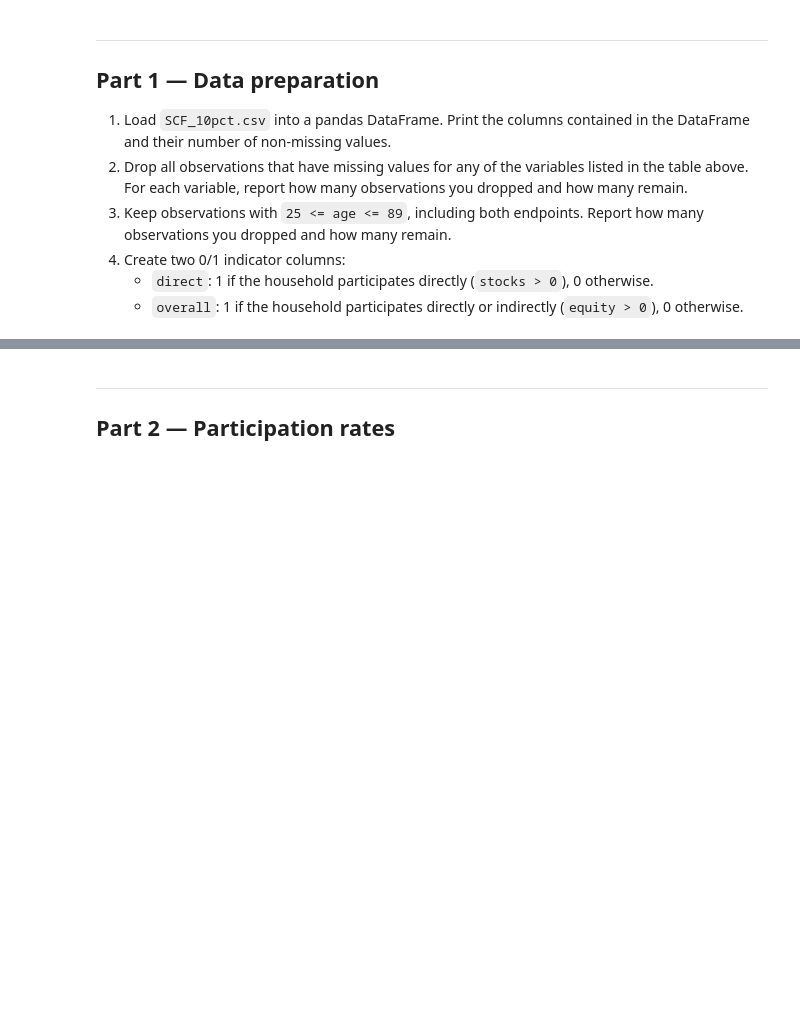
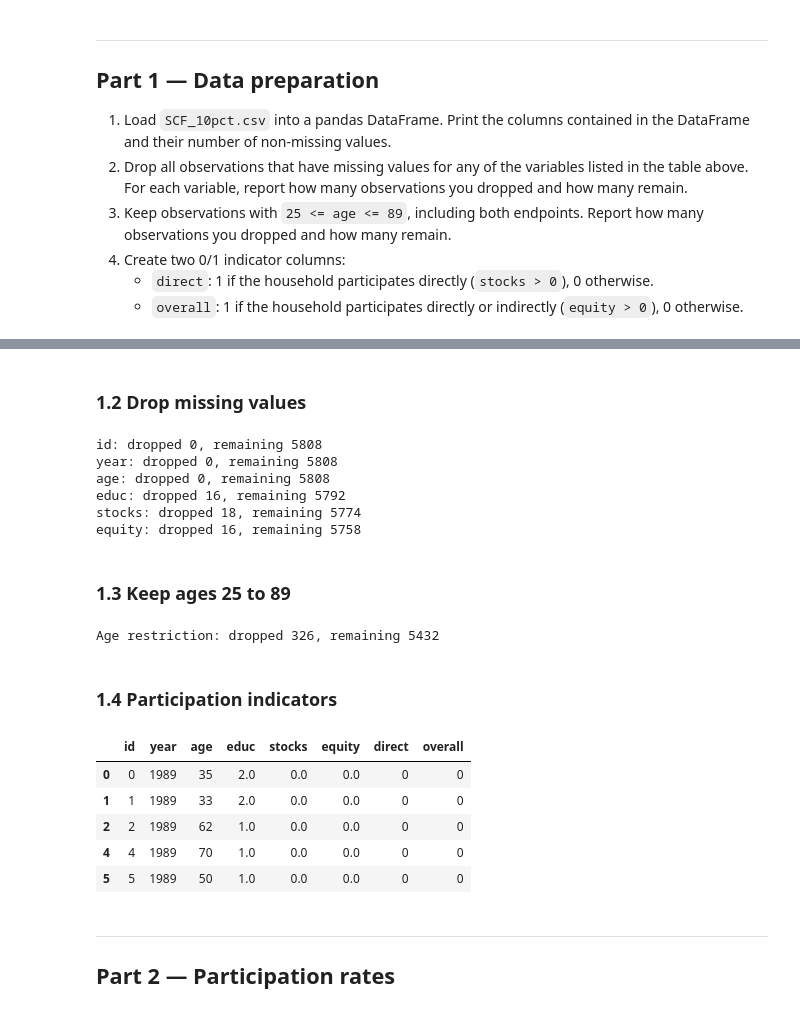
Before and after one commit to 12139802850297905253/TECH2-H26-assignment3, a Jupyter notebook: assignment3.ipynb, the cells around one changed output, grey strips where cells are left out. Saved outputs shown, nothing was run; the diff lists cells and outputs as text; code cells hidden in the pictures; blank space fills up the shorter version.

```diff
--- a/assignment3.ipynb
+++ b/assignment3.ipynb
@@ -92,0 +95,10 @@ are included among overall participants, so the two rates should not be added.
+# %%
+import numpy as np
+import pandas as pd
+import matplotlib.pyplot as plt
+
+# Load the survey data (relative path, so it works on any computer)
+df = pd.read_csv('SCF_10pct.csv')
+
+# Columns, number of non-missing values and data types
+df.info(show_counts=True)
@@ -93,3 +119,45 @@ are included among overall participants, so the two rates should not be added.
+# %% [markdown]
+### 1.2 Drop missing values
+# %%
+# Variables that must not be missing
+columns = ['id', 'year', 'age', 'educ', 'stocks', 'equity']
+
+# Drop missing values one variable at a time
+for col in columns:
+    before = len(df)
+    df = df.loc[df[col].notna()]
+    dropped = before - len(df)
+    print(f'{col}: dropped {dropped}, remaining {len(df)}')
+# %% [output]
+id: dropped 0, remaining 5808
+year: dropped 0, remaining 5808
+age: dropped 0, remaining 5808
+educ: dropped 16, remaining 5792
+stocks: dropped 18, remaining 5774
+equity: dropped 16, remaining 5758
+# %% [markdown]
+### 1.3 Keep ages 25 to 89
+# %%
+before = len(df)
+df = df.loc[(df['age'] >= 25) & (df['age'] <= 89)]
+print(f'Age restriction: dropped {before - len(df)}, remaining {len(df)}')
+# %% [output]
+Age restriction: dropped 326, remaining 5432
+# %% [markdown]
+### 1.4 Participation indicators
+# %%
+# 1 if the household holds the asset, 0 otherwise
+df['direct'] = (df['stocks'] > 0).astype(int)
+df['overall'] = (df['equity'] > 0).astype(int)
+
+df.head()
+# %% [output]
+|  | id | year | age | educ | stocks | equity | direct | overall |
+| 0 | 0 | 1989 | 35 | 2.0 | 0.0 | 0.0 | 0 | 0 |
+| 1 | 1 | 1989 | 33 | 2.0 | 0.0 | 0.0 | 0 | 0 |
+| 2 | 2 | 1989 | 62 | 1.0 | 0.0 | 0.0 | 0 | 0 |
+| 4 | 4 | 1989 | 70 | 1.0 | 0.0 | 0.0 | 0 | 0 |
+| 5 | 5 | 1989 | 50 | 1.0 | 0.0 | 0.0 | 0 | 0 |
 # %% [markdown]
 ***
 ## Part 2 — Participation rates
```
Also changed, not shown: parts of 24 cells of this notebook.
